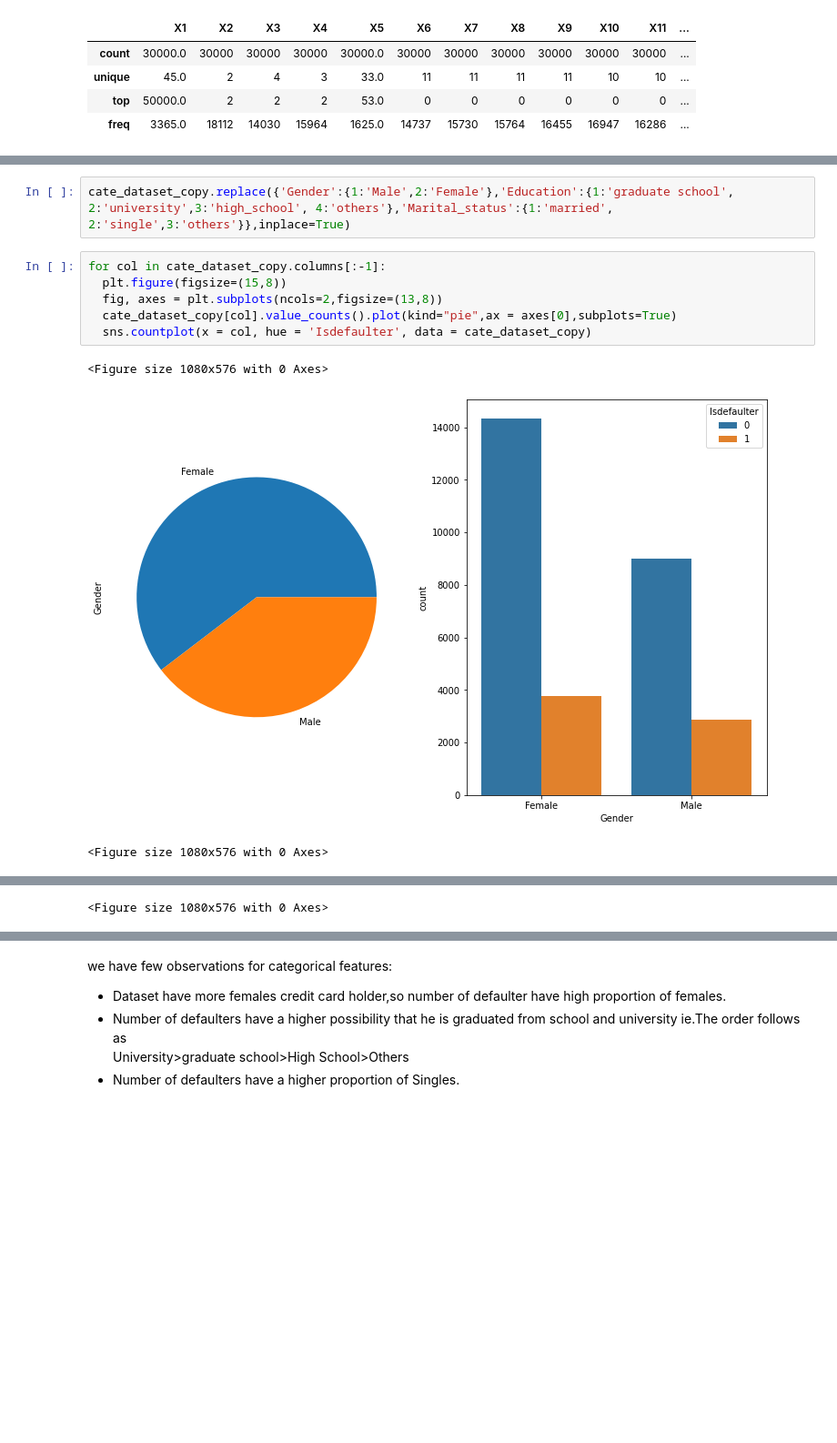
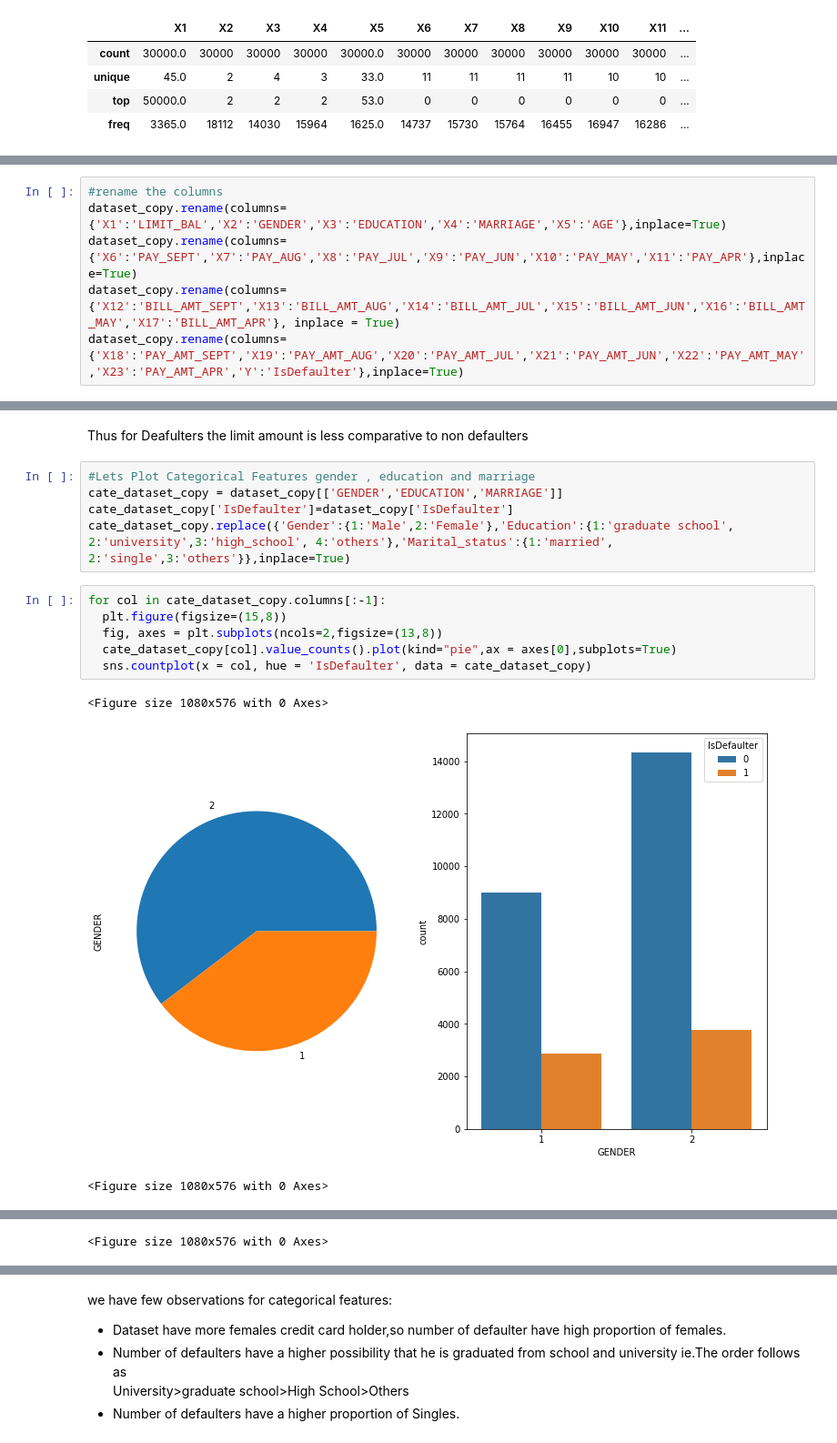
Before and after one commit to anshu57/Credit-Card-Default-Prediction-Supervised-Machine-Learning-Classification, a Jupyter notebook: Credit_Card_Default_Prediction_Capstone_Project.ipynb, the cells around one changed output, grey strips where cells are left out. Shown: that part at 91% size. Drawn from its saved outputs; the diff is of its cells as text; blank space fills up the shorter version.

Commit message:
Updated with EDA categorical

```diff
--- a/Credit_Card_Default_Prediction_Capstone_Project.ipynb
+++ b/Credit_Card_Default_Prediction_Capstone_Project.ipynb
@@ -397,0 +361,6 @@ cate_dataset_copy['Isdefaulter']=dataset_copy['Y']
+# %%
+#rename the columns
+dataset_copy.rename(columns={'X1':'LIMIT_BAL','X2':'GENDER','X3':'EDUCATION','X4':'MARRIAGE','X5':'AGE'},inplace=True)
+dataset_copy.rename(columns={'X6':'PAY_SEPT','X7':'PAY_AUG','X8':'PAY_JUL','X9':'PAY_JUN','X10':'PAY_MAY','X11':'PAY_APR'},inplace=True)
+dataset_copy.rename(columns={'X12':'BILL_AMT_SEPT','X13':'BILL_AMT_AUG','X14':'BILL_AMT_JUL','X15':'BILL_AMT_JUN','X16':'BILL_AMT_MAY','X17':'BILL_AMT_APR'}, inplace = True)
+dataset_copy.rename(columns={'X18':'PAY_AMT_SEPT','X19':'PAY_AMT_AUG','X20':'PAY_AMT_JUL','X21':'PAY_AMT_JUN','X22':'PAY_AMT_MAY','X23':'PAY_AMT_APR','Y':'IsDefaulter'},inplace=True)
@@ -398,12 +406,17 @@ cate_dataset_copy['Isdefaulter']=dataset_copy['Y']
+# %% [markdown]
+Thus for Deafulters the limit amount is less comparative to non defaulters
 # %%
+#Lets Plot Categorical Features gender , education and marriage
+cate_dataset_copy = dataset_copy[['GENDER','EDUCATION','MARRIAGE']]
+cate_dataset_copy['IsDefaulter']=dataset_copy['IsDefaulter']
 cate_dataset_copy.replace({'Gender':{1:'Male',2:'Female'},'Education':{1:'graduate school', 2:'university',3:'high_school', 4:'others'},'Marital_status':{1:'married', 2:'single',3:'others'}},inplace=True)
 # %%
 for col in cate_dataset_copy.columns[:-1]:
   plt.figure(figsize=(15,8))
   fig, axes = plt.subplots(ncols=2,figsize=(13,8))
   cate_dataset_copy[col].value_counts().plot(kind="pie",ax = axes[0],subplots=True)
-  sns.countplot(x = col, hue = 'Isdefaulter', data = cate_dataset_copy)
+  sns.countplot(x = col, hue = 'IsDefaulter', data = cate_dataset_copy)
 # %% [output]
 <Figure size 1080x576 with 0 Axes>
-[figure, old version]
+[figure, new version]
 <Figure size 1080x576 with 0 Axes>
```
Also changed, not shown: parts of 14 cells of this notebook.
